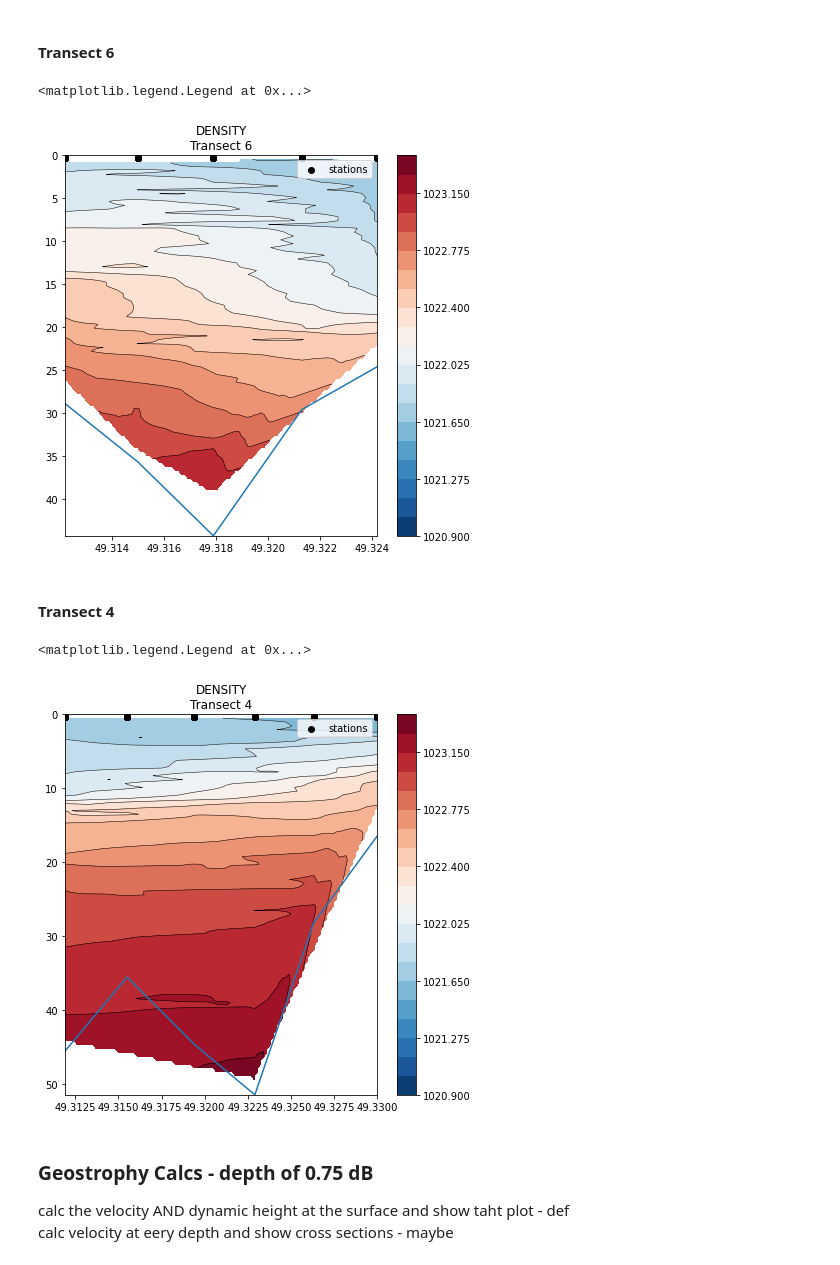
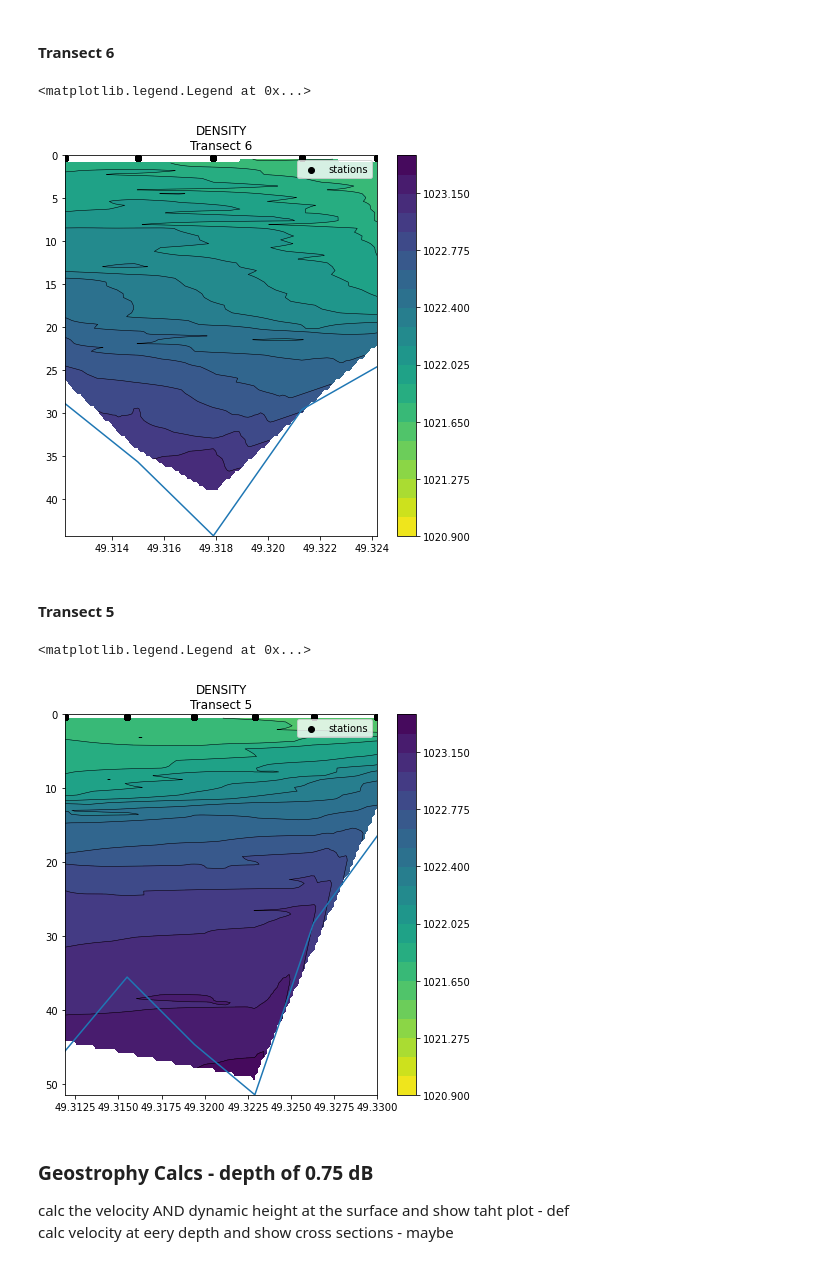
Before and after one commit to rbeutel/EOSC573, a Jupyter notebook: project/CTDanalysis.ipynb, the cells around one changed output. Cells and saved outputs as stored; diff of their text form; code cells hidden in the pictures.

```diff
--- a/project/CTDanalysis.ipynb
+++ b/project/CTDanalysis.ipynb
@@ -43,7 +43,7 @@ def _todict(matobj):
     return dict
 # %%
 df = pd.read_csv('CTDcrosssection.csv',index_col=0)
-df;
+df = df.sort_values(by=['transect', 'station','pressure'],ignore_index=True)
 # %%
 #lets add a density column
 df['density']=gsw.density.rho_t_exact(df.salinity, df.temperature, df.pressure)
@@ -352,7 +355,7 @@ zi = griddata((lat, seadepth), density, (xi[None, :], yi[:, None]), method='line
 
 plt.figure(figsize=(7,7))
 plt.contour(xi, yi, zi, levels, linewidths=0.5, colors='k')
-plt.contourf(xi, yi, zi, levels, cmap="RdBu_r")
+plt.contourf(xi, yi, zi, levels, cmap="viridis_r")
 plt.colorbar(boundaries=np.linspace(Dmin, Dmax, 21))
 #depth
 plt.plot(bottomlat, bottomdepth)
@@ -391,9 +394,9 @@ plt.legend()
 # plt.title('TEMPERATURE\nTransect 2b')
 # %% [output]
 <matplotlib.legend.Legend at 0x...>
-[figure, old version]
+[figure, new version]
 # %% [markdown]
-#### Transect 4
+#### Transect 5
 # %%
 salinity = [df.salinity[i] for i in range(len(df)) if df.transect[i]=='T5']
 temperature = [df.temperature[i] for i in range(len(df)) if df.transect[i]=='T5']
@@ -417,46 +420,46 @@ zi = griddata((lat, seadepth), density, (xi[None, :], yi[:, None]), method='line
 
 plt.figure(figsize=(7,7))
 plt.contour(xi, yi, zi, levels, linewidths=0.5, colors='k')
-plt.contourf(xi, yi, zi, levels, cmap="RdBu_r")
+plt.contourf(xi, yi, zi, levels, cmap="viridis_r")
 plt.colorbar(boundaries=np.linspace(Dmin, Dmax, 21))
 #depth
 plt.plot(bottomlat, bottomdepth)
 plt.axis([min(lat),max(lat),max(bottomdepth),0])
-plt.title('DENSITY\nTransect 4')
+plt.title('DENSITY\nTransect 5')
 
 plt.scatter(lat,top, c='k', label='stations')
 plt.legend()
 
 # #SALINITY
 # # Linearly interpolate the data (x, y) on a grid defined by (xi, yi).
 # zi = griddata((lat, seadepth), salinity, (xi[None, :], yi[:, None]), method='linear')
 
 # plt.figure(figsize=(20,10))
 
 # plt.subplot(1,2,1)
 # plt.contour(xi, yi, zi, levels=14, linewidths=0.5, colors='k')
 # plt.contourf(xi, yi, zi, levels=14, cmap="RdBu_r")
 # plt.colorbar()
 # #depth
 # plt.plot(bottomlat, bottomdepth)
 # plt.axis([min(lat),max(lat),max(bottomdepth),0])
 # plt.title('SALINITY\nTransect 4')
 
 # #TEMPERATURE
 # # Linearly interpolate the data (x, y) on a grid defined by (xi, yi).
 # zi = griddata((lat, seadepth), temperature, (xi[None, :], yi[:, None]), method='linear')
 
 # plt.subplot(1,2,2)
 # plt.contour(xi, yi, zi, levels=14, linewidths=0.5, colors='k')
 # plt.contourf(xi, yi, zi, levels=14, cmap="RdBu_r")
 # plt.colorbar()
 # #depth
 # plt.plot(bottomlat, bottomdepth)
 # plt.axis([min(lat),max(lat),max(bottomdepth),0])
 # plt.title('TEMPERATURE\nTransect 4')
 # %% [output]
 <matplotlib.legend.Legend at 0x...>
-[figure, old version]
+[figure, new version]
 # %% [markdown]
 ### Geostrophy Calcs - depth of 0.75 dB
 calc the velocity AND dynamic height at the surface and show taht plot - def <br>
```
Also changed, not shown: parts of 16 cells of this notebook.
